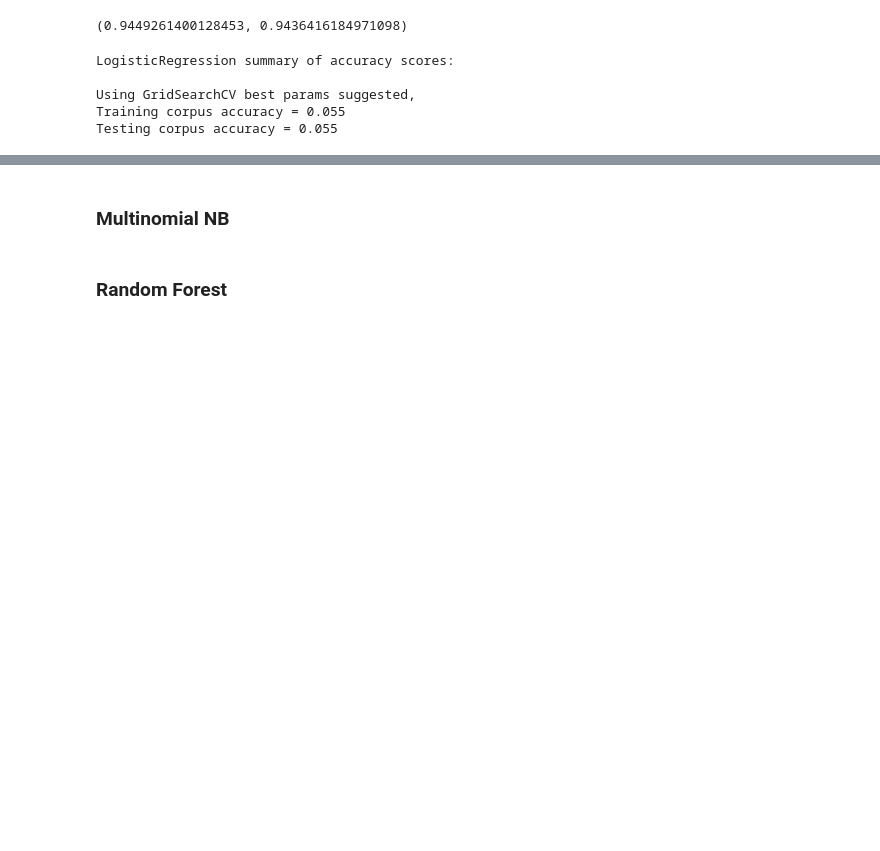
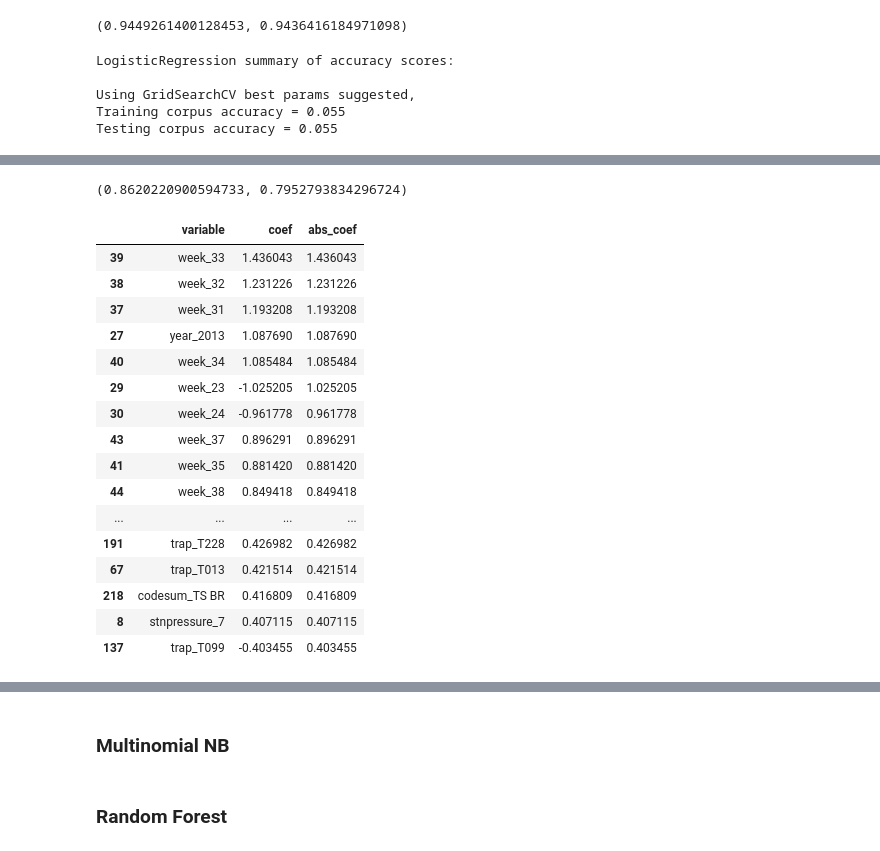
Before and after one commit to lindytanll/predict-west-nile-virus, a Jupyter notebook: code/5. Model Exploration.ipynb, the cells around one changed output, grey strips where cells are left out. Saved outputs shown, nothing was run; the diff lists cells and outputs as text; code cells hidden in the pictures; blank space fills up the shorter version.

```diff
--- a/code/5. Model Exploration.ipynb
+++ b/code/5. Model Exploration.ipynb
@@ -258,0 +461,9 @@ Testing corpus accuracy = 0.055
+# %%
+# Instantiate model
+logreg = LogisticRegression()
+
+# Fit model
+logreg.fit(Xsm_train, ysm_train)
+
+print(f'Logistic Regression Intercept: {logreg.intercept_}')
+print(f'Logistic Regression Coefficient: {logreg.coef_}')
@@ -258,0 +495,32 @@ Testing corpus accuracy = 0.055
+# %%
+#log-reg of with-week data, with SMOTE
+logreg.score(Xsm_train, ysm_train), logreg.score(Xs_holdout, y_holdout)
+# %% [output]
+(0.8620220900594733, 0.7952793834296724)
+# %%
+# Display Coefficients
+coefs = pd.DataFrame({'variable':X.columns,
+                            'coef':logreg.coef_[0],
+                            'abs_coef':np.abs(logreg.coef_[0])
+                     })
+
+coefs.sort_values('abs_coef', inplace=True, ascending=False)
+coefs.head(40)
+# %% [output]
+|  | variable | coef | abs_coef |
+| 39 | week_33 | 1.436043 | 1.436043 |
+| 38 | week_32 | 1.231226 | 1.231226 |
+| 37 | week_31 | 1.193208 | 1.193208 |
+| 27 | year_2013 | 1.087690 | 1.087690 |
+| 40 | week_34 | 1.085484 | 1.085484 |
+| 29 | week_23 | -1.025205 | 1.025205 |
+| 30 | week_24 | -0.961778 | 0.961778 |
+| 43 | week_37 | 0.896291 | 0.896291 |
+| 41 | week_35 | 0.881420 | 0.881420 |
+| 44 | week_38 | 0.849418 | 0.849418 |
+| ... | ... | ... | ... |
+| 191 | trap_T228 | 0.426982 | 0.426982 |
+| 67 | trap_T013 | 0.421514 | 0.421514 |
+| 218 | codesum_TS BR | 0.416809 | 0.416809 |
+| 8 | stnpressure_7 | 0.407115 | 0.407115 |
+| 137 | trap_T099 | -0.403455 | 0.403455 |
```
Also changed, not shown: parts of 22 cells of this notebook, 1 other file.
